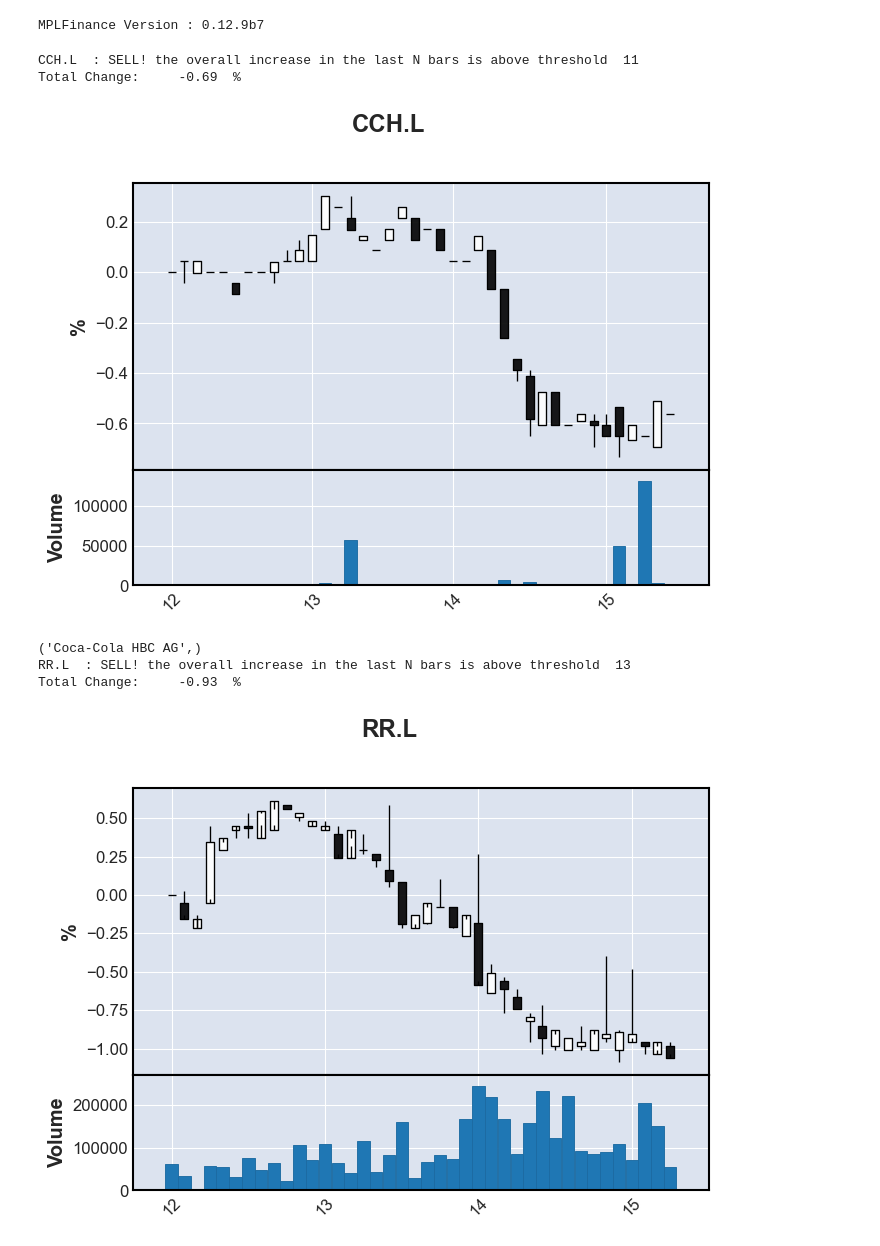
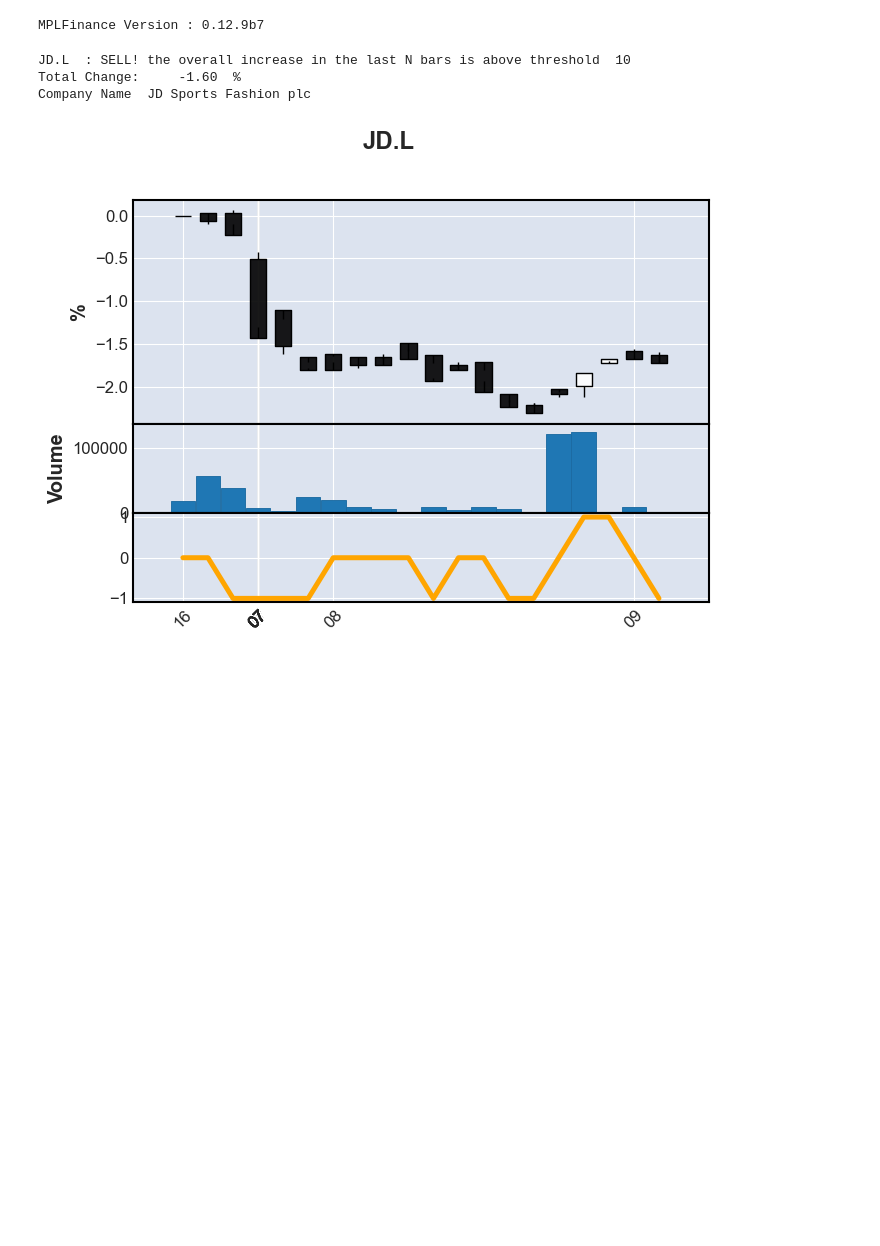
Before and after one commit to davidebr/tradingdb, a Jupyter notebook: notebooks/03_screener.ipynb, the cells around one changed output. Drawn from its saved outputs; the diff is of its cells as text; code cells hidden in the pictures; blank space fills up the shorter version.

```diff
--- a/notebooks/03_screener.ipynb
+++ b/notebooks/03_screener.ipynb
@@ -14,7 +14,11 @@ from   datetime import datetime, timedelta
 import copy
 # %%
 DBNAME=os.path.abspath("../data/master.db")
-EXCHANGE="NASDAQ"
+#EXCHANGE="NASDAQ"
+EXCHANGE="FTSE"
+
+#MYPERIOD='1h'
+MYPERIOD='5m'
 # %%
 session=get_new_session(DBNAME)
 # %%
@@ -137,20 +139,20 @@ def trendbar(row):
     if row.name == 0:  # First row, no previous row available
         return 0
     else:
-        previous_r_close = df.iloc[row.name - 1]['open']
+        previous_r_close = df.iloc[row.name - 1]['close']
         previous_r_open = df.iloc[row.name - 1]['open']
         #print(previous_r_close)
         if previous_r_close>previous_r_open: # positive previous bar
-            if previous_r_close<row['close']:
+            if previous_r_close<row['close'] and previous_r_open<row['open'] :
                 return 1
         else: # negative previous bar
-            if previous_r_close<row['open']:
+            if previous_r_close>row['close'] and previous_r_open >row['open']:
                 return -1
         return 0
 
 LAST_N=20
 POSITIVE_N=10
-CHANGET=0.005
+CHANGET=0.01
 for k,v in dfinal.items():
     df=copy.deepcopy(v)
     df['Datetime'] = pd.to_datetime(df['date'])
@@ -167,7 +169,11 @@ for k,v in dfinal.items():
 
     last_N_negative = df['Close_Percentage_Change'].tail(LAST_N).lt(0).sum()
 
-    #df['trendbar']=df.reset_index(drop=True, inplace=False).apply(trendbar,axis=1)
+    # reset index to go back and fwd
+    dfx=df.reset_index(drop=True, inplace=False)
+    # calculate new col
+    dfx['trendbar']=dfx.apply(trendbar,axis=1)
+    df['trendbar']=dfx['trendbar'].to_list()
 
     if (overall_change >= CHANGET and last_N_positive >= POSITIVE_N ) or (overall_change <= -CHANGET  and last_N_negative>= POSITIVE_N):
 
@@ -178,7 +184,7 @@ for k,v in dfinal.items():
             print(k," : BUY! the overall increase in the last N bars is above threshold ",last_N_positive)
 
         print("Total Change: ","%8.2f "%(overall_change*100.),"%")
-        df=df[-LAST_N*2:]
+        df=df[-LAST_N:]
         ticks = pd.date_range(df.index.to_list()[0],df.index.to_list()[-1],freq='1H')
 
         ticklocations = [ df.index.get_loc(tick,method='backfill') for tick in ticks ]
@@ -186,42 +192,41 @@ for k,v in dfinal.items():
         ticklabels = [ tick.time().strftime('%H') for tick in ticks ]
 
         for kk in ['open','close','high','low']:
             df[kk]=(df[kk]-df[kk][0])*100./df[kk][0]
 
 
         # Create the additional plot using make_addplot()
-        #add_plot = fplt.make_addplot(df['trendbar'], panel=2, color='orange', secondary_y=False)
+        add_plot = fplt.make_addplot(df['trendbar'], panel=2, color='orange', secondary_y=False)
 
         fig,ax =fplt.plot(
                     df,
                     type='candle',
                     title=k,
                     #ylabel='Points',
                     ylabel='%',
                     volume=True,
                     returnfig=True,
-                    #addplot=add_plot
+                    addplot=add_plot
                 )
 
 
         ax[0].xaxis.set_ticks(ticklocations)
         ax[0].set_xticklabels(ticklabels)
 
-        fplt.show()
 
         with session.begin() as mysession:
             q=mysession.query(stock.Stock.company)
             q=q.filter(stock.Stock.yf_symbol==k)
             q=q.one()
-            print(q)
+            print("Company Name ",q[0])
+
+        fplt.show()
+
 
         #print(get_latest_news(k,ALPHAVANTAGE_KEY))
-        #break
+        break
 # %% [output]
-CCH.L  : SELL! the overall increase in the last N bars is above threshold  11
-Total Change:     -0.69  %
+JD.L  : SELL! the overall increase in the last N bars is above threshold  10
+Total Change:     -1.60  %
+Company Name  JD Sports Fashion plc
-[figure, old version]
+[figure, new version]
-('Coca-Cola HBC AG',)
-RR.L  : SELL! the overall increase in the last N bars is above threshold  13
-Total Change:     -0.93  %
-[figure, removed]
```
Also changed, not shown: parts of 5 cells of this notebook, 3 other files.
